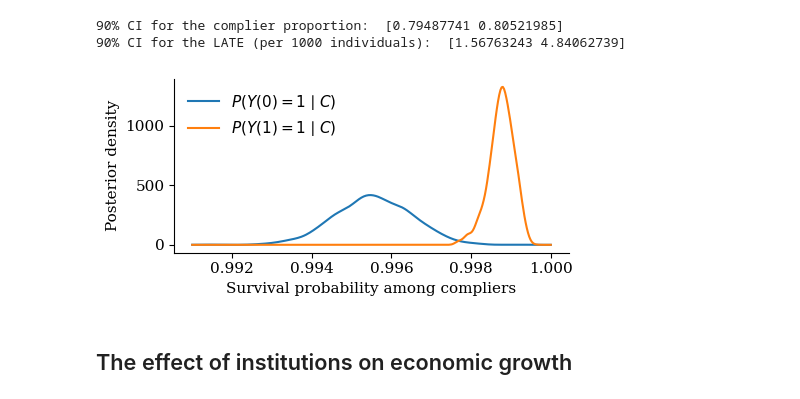
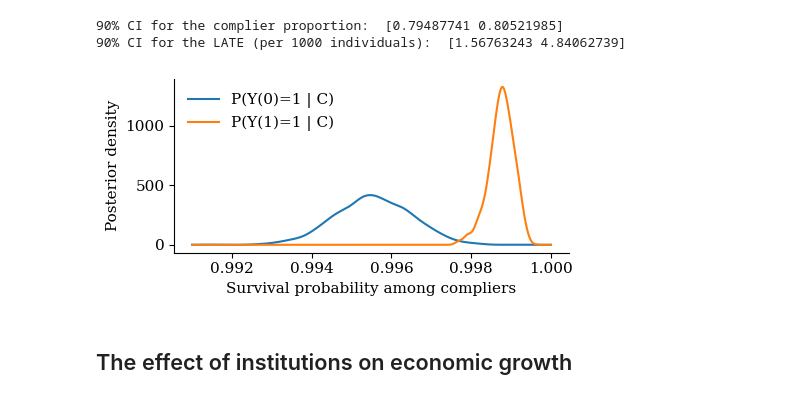
Before and after one commit to gregorsteiner/CausalMP, a Jupyter notebook: Real_Examples.ipynb, the cells around one changed output. Drawn from its saved outputs; the diff is of its cells as text; code cells hidden in the pictures.

```diff
--- a/Real_Examples.ipynb
+++ b/Real_Examples.ipynb
@@ -165,34 +165,34 @@ print(
 # %%
 from scipy.stats import gaussian_kde
 
 p_y0_samples = results_compliers['Control']
 p_y1_samples = results_compliers['Treatment']
 
 plt.rcParams.update({
     "font.family":      "serif",
     "font.size":        11,
     "axes.spines.top":  False,
     "axes.spines.right":False,
     "axes.linewidth":   0.8,
     "xtick.direction":  "out",
     "ytick.direction":  "out",
 })
 
 fig, ax = plt.subplots(figsize=(5, 2.5))
 
-for samples, label in [(p_y0_samples, r'$P(Y(0)=1 \mid C)$'), (p_y1_samples, r'$P(Y(1)=1 \mid C)$')]:
+for samples, label in [(p_y0_samples, 'P(Y(0)=1 | C)'), (p_y1_samples, 'P(Y(1)=1 | C)')]:
     kde = gaussian_kde(samples)
     x = np.linspace(0.991, 1, 300)
     ax.plot(x, kde(x), label=label)
 
 ax.set_xlabel('Survival probability among compliers')
 ax.set_ylabel('Posterior density')
 ax.legend(frameon = False)
 plt.tight_layout()
 plt.savefig("Figures/Sommer_Zeger_Results.pdf")
 plt.show()
 # %% [output]
-[figure, old version]
+[figure, new version]
 # %% [markdown]
 ## The effect of institutions on economic growth
 # %%
```
Also changed, not shown: 1 other file.
